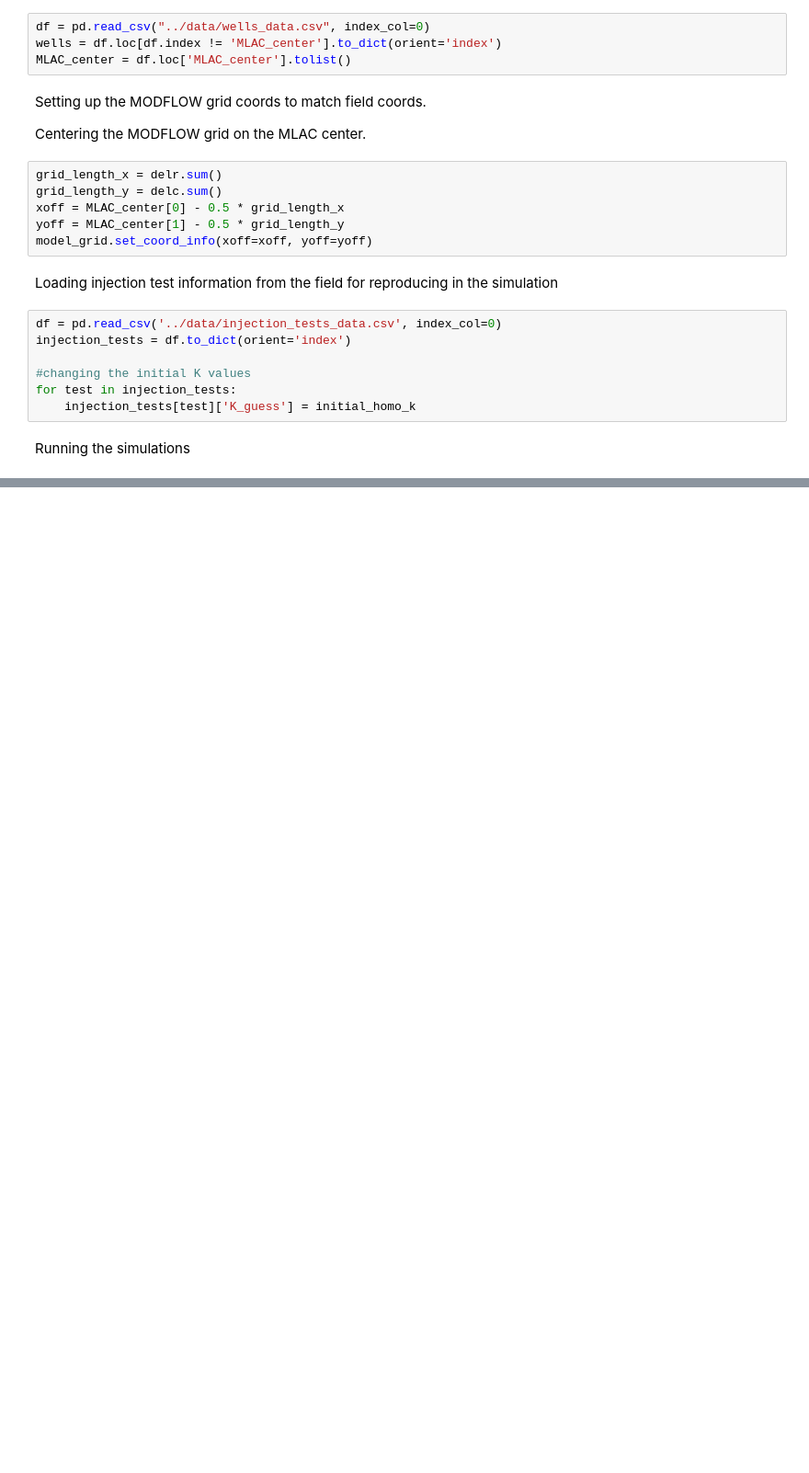
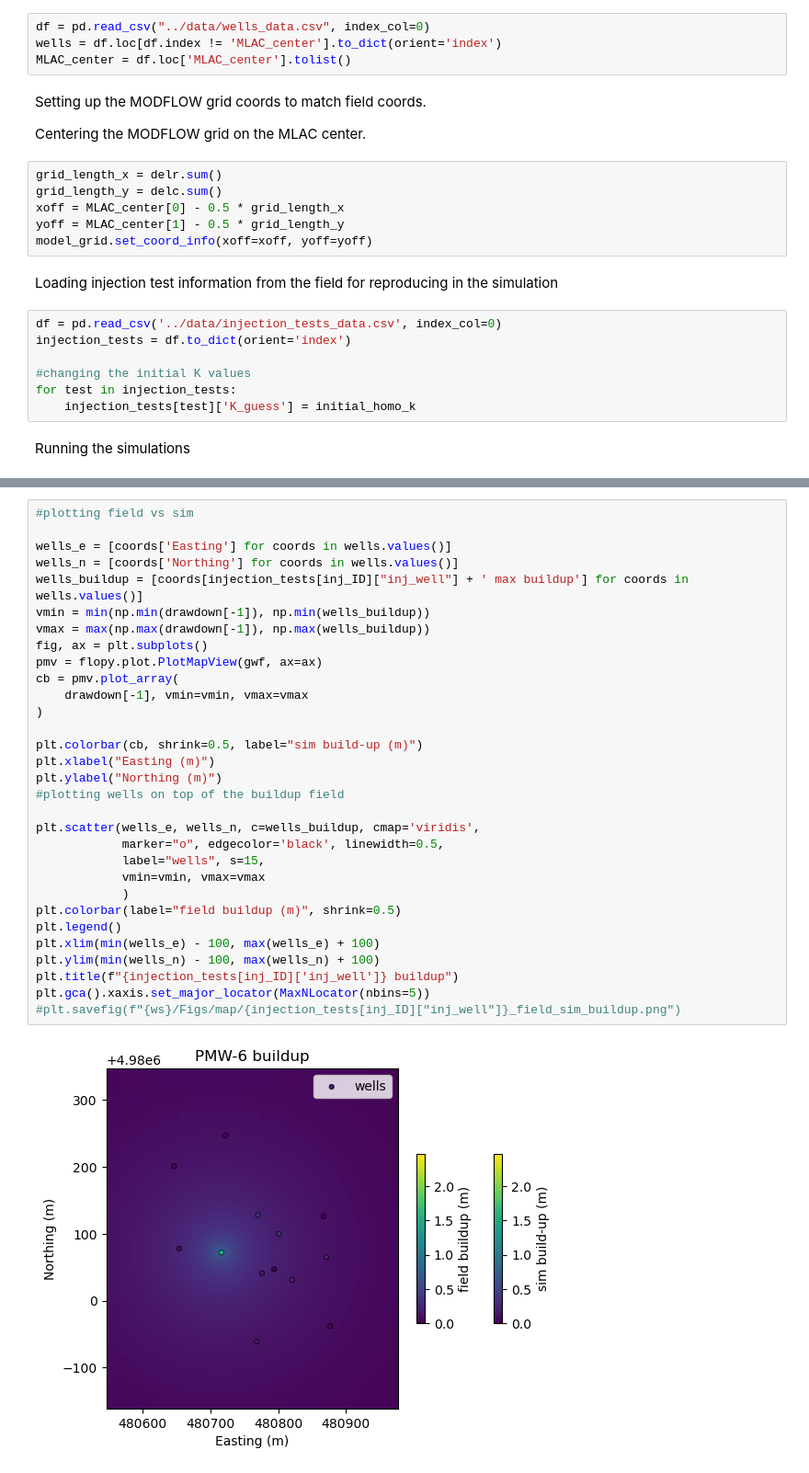
Before and after one commit to philliperalin/MLAC-3D-HT, a Jupyter notebook: src/MODFLOW3D_dev.ipynb, the cells around one changed output, grey strips where cells are left out. Shown at 92% size. Drawn from its saved outputs; the diff is of its cells as text; blank space fills up the shorter version.

```diff
--- a/src/MODFLOW3D_dev.ipynb
+++ b/src/MODFLOW3D_dev.ipynb
@@ -678,0 +499,33 @@ INFORMATION: maxbound in ('gwf6', 'chd', 'dimensions') changed to 4644 based on
+# %%
+#plotting field vs sim
+
+wells_e = [coords['Easting'] for coords in wells.values()]
+wells_n = [coords['Northing'] for coords in wells.values()]
+wells_buildup = [coords[injection_tests[inj_ID]["inj_well"] + ' max buildup'] for coords in wells.values()]
+vmin = min(np.min(drawdown[-1]), np.min(wells_buildup))
+vmax = max(np.max(drawdown[-1]), np.max(wells_buildup))
+fig, ax = plt.subplots()
+pmv = flopy.plot.PlotMapView(gwf, ax=ax)
+cb = pmv.plot_array(
+    drawdown[-1], vmin=vmin, vmax=vmax
+)
+
+plt.colorbar(cb, shrink=0.5, label="sim build-up (m)")
+plt.xlabel("Easting (m)")
+plt.ylabel("Northing (m)")
+#plotting wells on top of the buildup field
+
+plt.scatter(wells_e, wells_n, c=wells_buildup, cmap='viridis',
+            marker="o", edgecolor='black', linewidth=0.5,
+            label="wells", s=15,
+            vmin=vmin, vmax=vmax
+            )
+plt.colorbar(label="field buildup (m)", shrink=0.5)
+plt.legend()
+plt.xlim(min(wells_e) - 100, max(wells_e) + 100)
+plt.ylim(min(wells_n) - 100, max(wells_n) + 100)
+plt.title(f"{injection_tests[inj_ID]['inj_well']} buildup")
+plt.gca().xaxis.set_major_locator(MaxNLocator(nbins=5))
+#plt.savefig(f"{ws}/Figs/map/{injection_tests[inj_ID]["inj_well"]}_field_sim_buildup.png")
+# %% [output]
+[figure, added]
```
Also changed, not shown: parts of 12 cells of this notebook, 26 other files.
